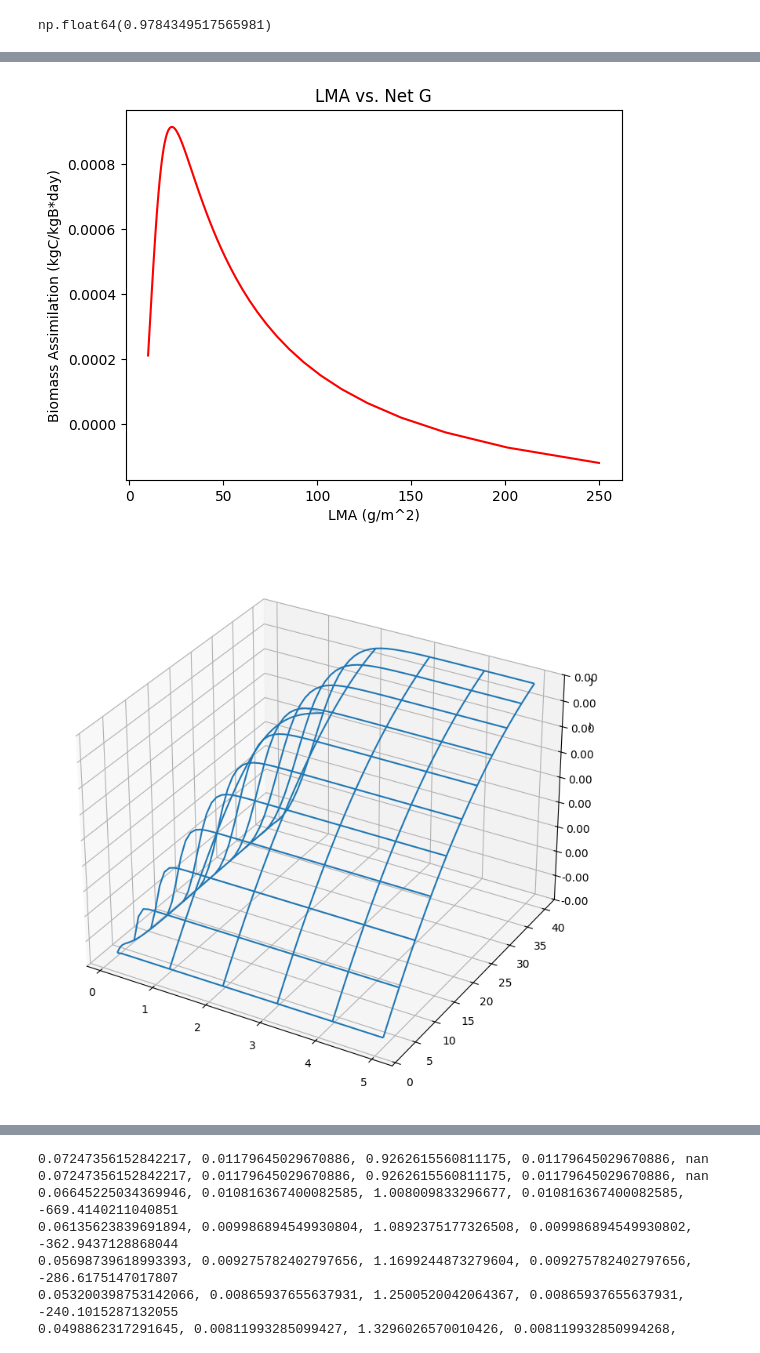
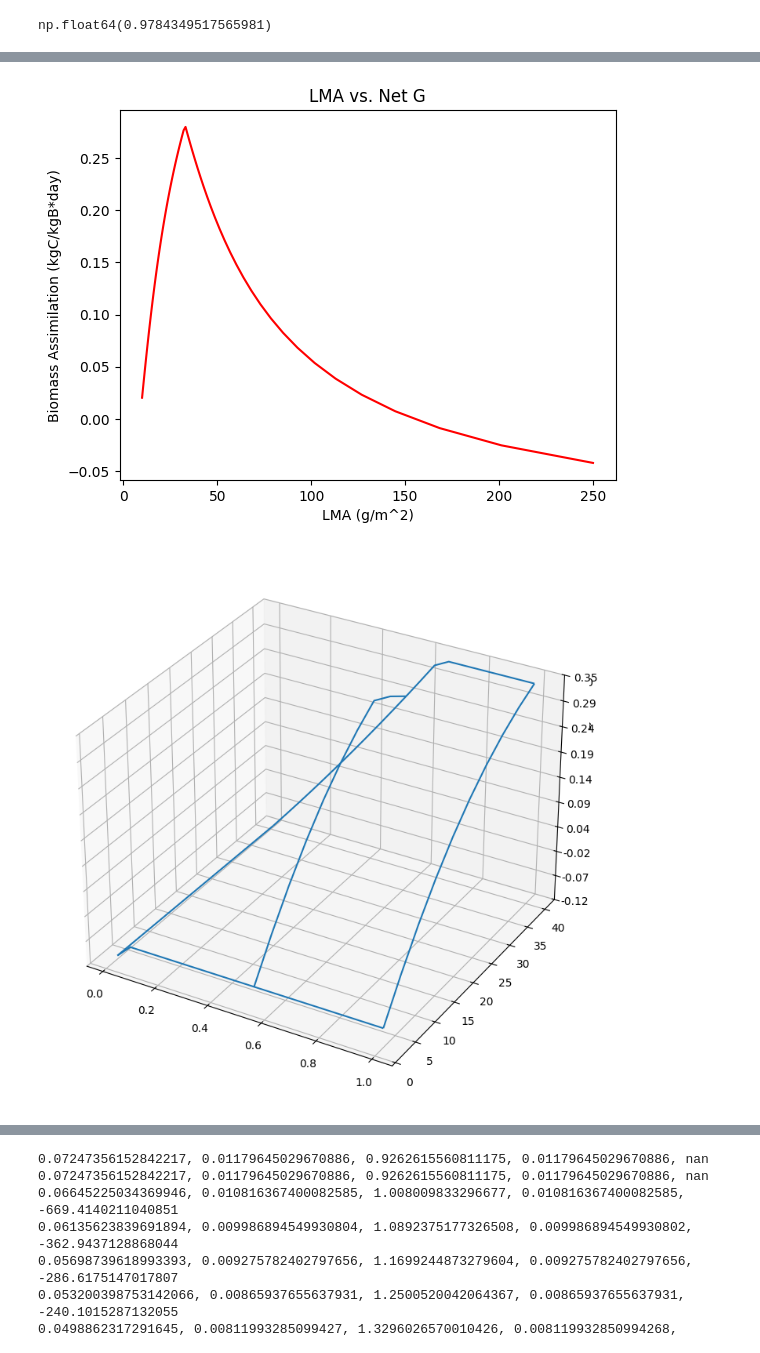
Before and after one commit to MustriM95/ScaledOptim, a Jupyter notebook: Simulations.ipynb, the cells around one changed output, grey strips where cells are left out. Drawn from its saved outputs; the diff is of its cells as text; code cells hidden in the pictures.

```diff
--- a/Simulations.ipynb
+++ b/Simulations.ipynb
@@ -46,7 +45,7 @@ plt.show(plot)
 # %%
-G_vect = np.vectorize(G_de)
+G_vect = np.vectorize(G_de_alt)
 x = np.linspace(4, 100, 100)
-y =  G_vect(eSLA=x, h=6, p_inc=2.0, T_A=20, kap = 1.4, kappa=2.1,  gsday_s=17, gsday_e=165)[3]
+y =  G_vect(eSLA=x, h=6, p_inc=0.5, T_A=20, gsday_s=17, gsday_e=165)[0]
 
 plot = plt.plot(1000/x, y, color='red')
 
@@ -58,26 +57,26 @@ plt.ylabel('Biomass Assimilation (kgC/kgB*day)')
 #plt.savefig("LMA_NetG.png", dpi=300)
 plt.show(plot)
 # %% [output]
-[figure, old version]
+[figure, new version]
 # %%
-G_vect = np.vectorize(G_de)
+G_vect = np.vectorize(G_de_alt)
 fig = plt.figure(figsize =(14, 9))
 ax = plt.axes(projection ='3d')
 
-x = np.linspace(0.1, 5, 50)
-y = np.linspace(2, 40, 100)
+x = np.linspace(0.01, 1, 20)
+y = np.linspace(2, 40, 10)
 X, Y = meshgrid(x, y)
-z = G_vect(eSLA=Y, p_inc=X, h=6, kap = 1.4, kappa=2.1, gsday_s=17, gsday_e=165, T_A=20,)[3]
+z = G_vect(eSLA=Y, p_inc=X, h=6, gsday_s=17, gsday_e=165, T_A=20,)[0]
 
 ax = plt.axes(projection='3d')
 ax.plot_wireframe(X, Y, z, rstride=10, cstride=10)
 
 ax.zaxis.set_major_locator(LinearLocator(10))
 ax.zaxis.set_major_formatter(FormatStrFormatter('%.02f'))
 
 plt.show()
 # %% [output]
-[figure, old version]
+[figure, new version]
 # %%
 fig1, ax2 = plt.subplots(layout='constrained', figsize=(15,10))
 
```
Also changed, not shown: parts of 4 cells of this notebook, 4 other files.
